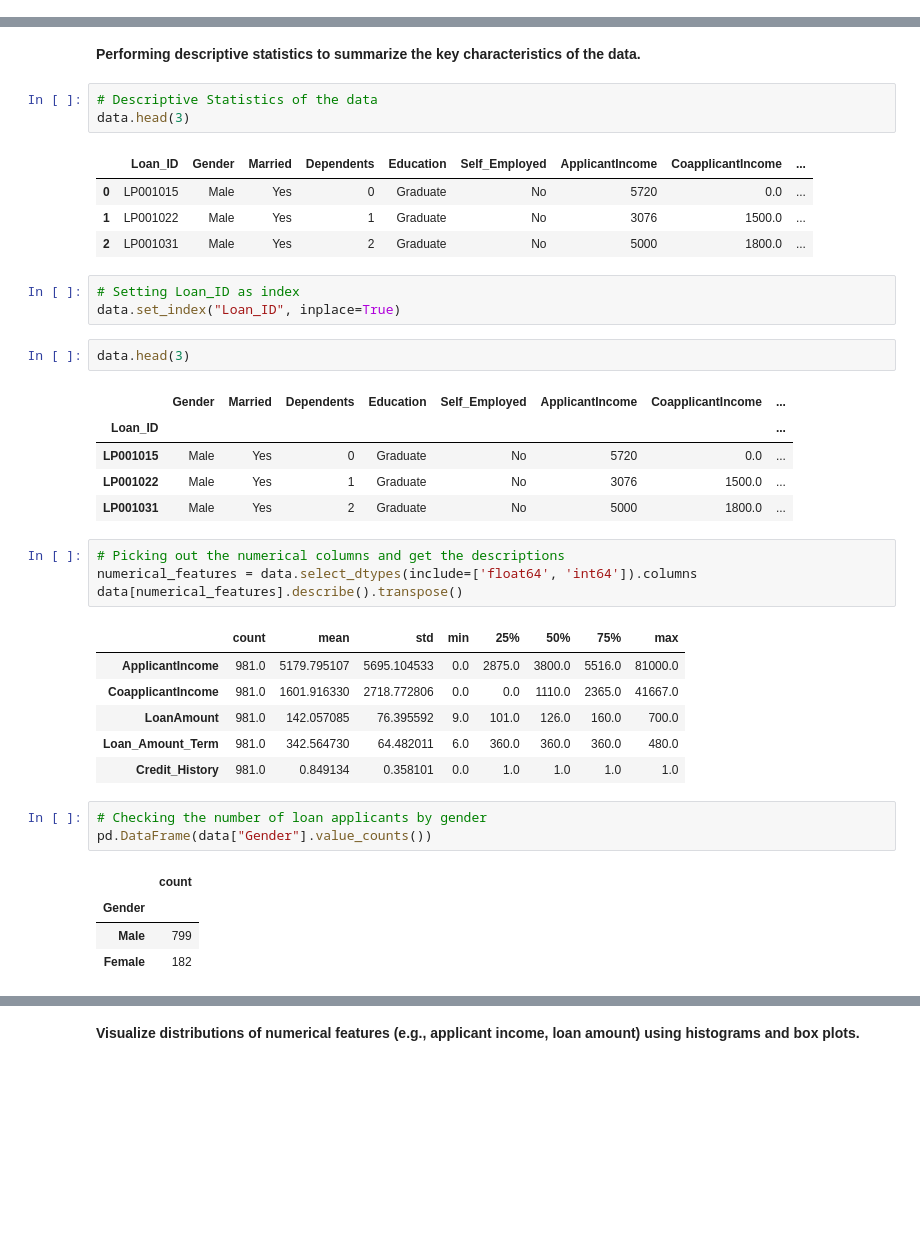
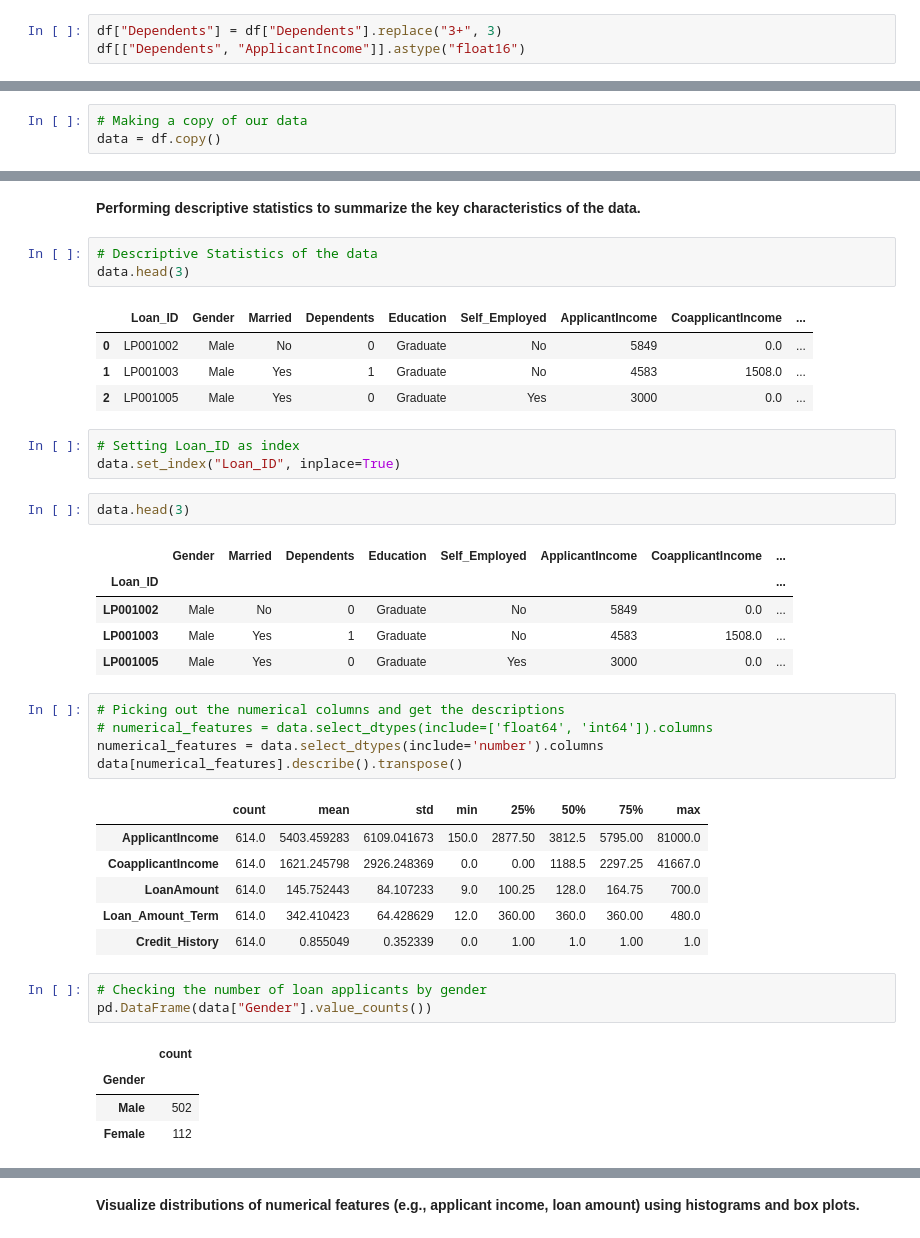
Before and after one commit to Olajcodes/abioye_olajide_tasks, a Jupyter notebook: week_eleven/task25/task25.ipynb, the cells around one changed output, grey strips where cells are left out. Saved outputs shown, nothing was run; the diff lists cells and outputs as text; blank space fills up the shorter version.

```diff
--- a/week_eleven/task25/task25.ipynb
+++ b/week_eleven/task25/task25.ipynb
@@ -107,3 +123,6 @@ Credit_History       float64
 Property_Area         object
 Loan_Status           object
 dtype: object
+# %%
+df["Dependents"] = df["Dependents"].replace("3+", 3)
+df[["Dependents", "ApplicantIncome"]].astype("float16")
@@ -110,5 +154,8 @@ dtype: object
 # %% [markdown]
 #### **Cleaning the dataset**
+# %%
+# Making a copy of our data
+data = df.copy()
 # %%
 # Fill missing values in all non-numerical columns with their respective modes.
 mode_gender = data["Gender"].mode()[0]        # This will return the highest occurrences values therein.
@@ -154,9 +219,9 @@ dtype: int64
 data.head(3)
 # %% [output]
 |  | Loan_ID | Gender | Married | Dependents | Education | Self_Employed | ApplicantIncome | CoapplicantIncome | ... |
-| 0 | LP001015 | Male | Yes | 0 | Graduate | No | 5720 | 0.0 | ... |
-| 1 | LP001022 | Male | Yes | 1 | Graduate | No | 3076 | 1500.0 | ... |
-| 2 | LP001031 | Male | Yes | 2 | Graduate | No | 5000 | 1800.0 | ... |
+| 0 | LP001002 | Male | No | 0 | Graduate | No | 5849 | 0.0 | ... |
+| 1 | LP001003 | Male | Yes | 1 | Graduate | No | 4583 | 1508.0 | ... |
+| 2 | LP001005 | Male | Yes | 0 | Graduate | Yes | 3000 | 0.0 | ... |
 # %%
 # Setting Loan_ID as index
 data.set_index("Loan_ID", inplace=True)
@@ -165,28 +230,29 @@ data.head(3)
 # %% [output]
 |  | Gender | Married | Dependents | Education | Self_Employed | ApplicantIncome | CoapplicantIncome | ... |
 | Loan_ID |  |  |  |  |  |  |  | ... |
-| LP001015 | Male | Yes | 0 | Graduate | No | 5720 | 0.0 | ... |
-| LP001022 | Male | Yes | 1 | Graduate | No | 3076 | 1500.0 | ... |
-| LP001031 | Male | Yes | 2 | Graduate | No | 5000 | 1800.0 | ... |
+| LP001002 | Male | No | 0 | Graduate | No | 5849 | 0.0 | ... |
+| LP001003 | Male | Yes | 1 | Graduate | No | 4583 | 1508.0 | ... |
+| LP001005 | Male | Yes | 0 | Graduate | Yes | 3000 | 0.0 | ... |
 # %%
 # Picking out the numerical columns and get the descriptions
-numerical_features = data.select_dtypes(include=['float64', 'int64']).columns
+# numerical_features = data.select_dtypes(include=['float64', 'int64']).columns
+numerical_features = data.select_dtypes(include='number').columns
 data[numerical_features].describe().transpose()
 # %% [output]
 |  | count | mean | std | min | 25% | 50% | 75% | max |
-| ApplicantIncome | 981.0 | 5179.795107 | 5695.104533 | 0.0 | 2875.0 | 3800.0 | 5516.0 | 81000.0 |
-| CoapplicantIncome | 981.0 | 1601.916330 | 2718.772806 | 0.0 | 0.0 | 1110.0 | 2365.0 | 41667.0 |
-| LoanAmount | 981.0 | 142.057085 | 76.395592 | 9.0 | 101.0 | 126.0 | 160.0 | 700.0 |
-| Loan_Amount_Term | 981.0 | 342.564730 | 64.482011 | 6.0 | 360.0 | 360.0 | 360.0 | 480.0 |
-| Credit_History | 981.0 | 0.849134 | 0.358101 | 0.0 | 1.0 | 1.0 | 1.0 | 1.0 |
+| ApplicantIncome | 614.0 | 5403.459283 | 6109.041673 | 150.0 | 2877.50 | 3812.5 | 5795.00 | 81000.0 |
+| CoapplicantIncome | 614.0 | 1621.245798 | 2926.248369 | 0.0 | 0.00 | 1188.5 | 2297.25 | 41667.0 |
+| LoanAmount | 614.0 | 145.752443 | 84.107233 | 9.0 | 100.25 | 128.0 | 164.75 | 700.0 |
+| Loan_Amount_Term | 614.0 | 342.410423 | 64.428629 | 12.0 | 360.00 | 360.0 | 360.00 | 480.0 |
+| Credit_History | 614.0 | 0.855049 | 0.352339 | 0.0 | 1.00 | 1.0 | 1.00 | 1.0 |
 # %%
 # Checking the number of loan applicants by gender
 pd.DataFrame(data["Gender"].value_counts())
 # %% [output]
 |  | count |
 | Gender |  |
-| Male | 799 |
-| Female | 182 |
+| Male | 502 |
+| Female | 112 |
 # %%
 # Checking the number of loan applicants by Education
 pd.DataFrame(data["Education"].value_counts())
```
Also changed, not shown: parts of 15 cells of this notebook.
